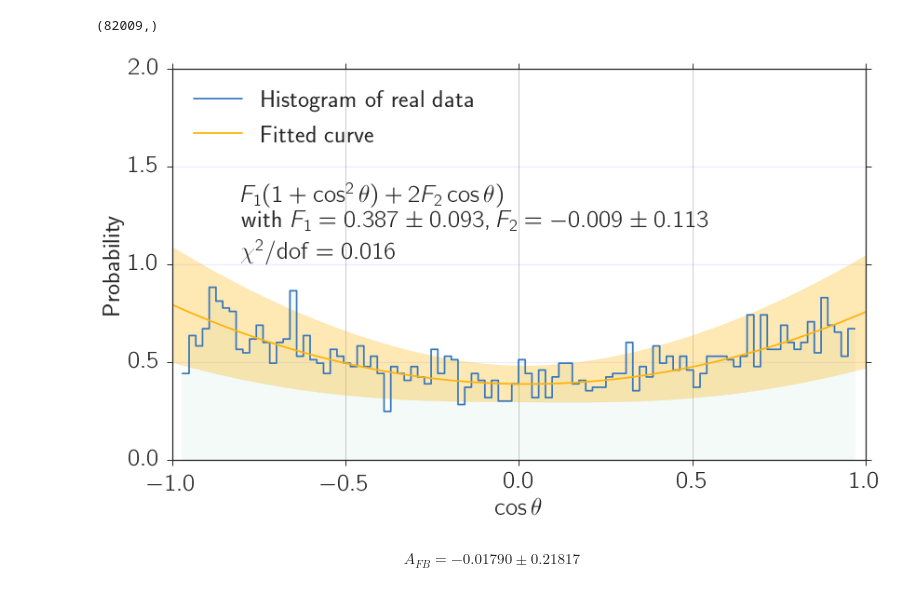
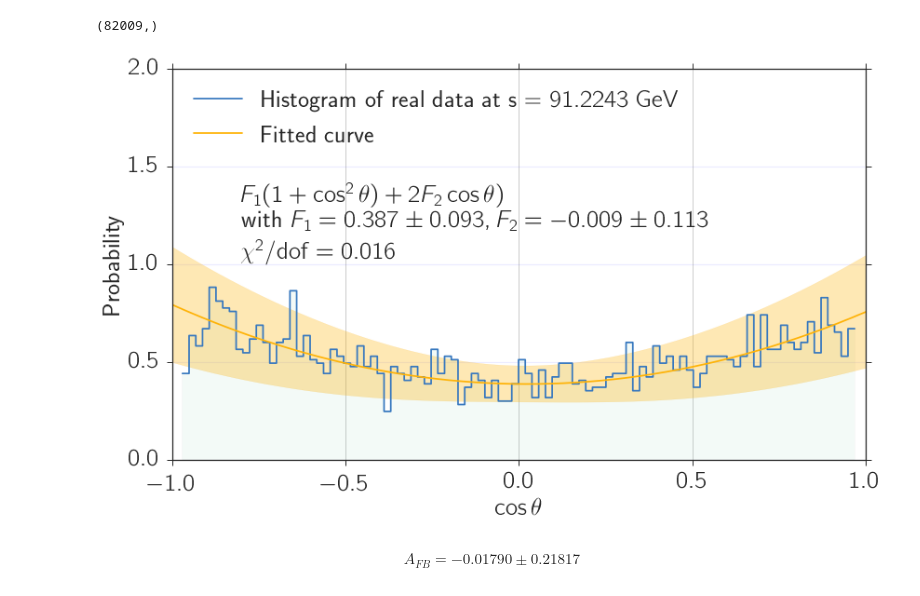
Before and after one commit to Bondzio/fp, a Jupyter notebook: Z0/analysis/Forward- backward assymetry.ipynb, the cells around one changed output. Cells and saved outputs as stored; diff of their text form; code cells hidden in the pictures.

```diff
--- a/Z0/analysis/Forward- backward assymetry.ipynb
+++ b/Z0/analysis/Forward- backward assymetry.ipynb
@@ -145,7 +145,7 @@ color = next(palette)
 fig, ax = plt.subplots(1,1)
 gridalpha = 0.08
 
-ax.plot(edges2,P_all2,"-", label="Histogram of real data",color = color)
+ax.plot(edges2,P_all2,"-", label="Histogram of real data at s = $91.2243 \: \mathrm{GeV}$",color = color)
 ax.fill_between(edges2,0,P_all2,alpha = 0.08)
 
 ax.yaxis.grid(True,'minor',linewidth=0.5,color = "blue", alpha = gridalpha)
@@ -154,34 +154,34 @@ ax.xaxis.grid(True)
 
 cos_theta = np.linspace(-1,1,1000)
 
 # t s channel
 data_fit = func(cos_theta,*p)
 error_on_fit = un.std_devs(func(cos_theta,*p_uc) )
 data_fit_min = data_fit - error_on_fit
 data_fit_max = data_fit + error_on_fit
 
 
 color = next(palette)
 ax.plot(cos_theta,data_fit, color = color,  label = "Fitted curve")
 ax.fill_between(cos_theta, data_fit_min , data_fit_max, alpha=0.3,  color = color )
 
 props = dict(boxstyle='round', facecolor='white', alpha=0.0)
 textstr = "$F_1 ( 1 + \\cos^2\\theta) + 2 F_2 \\cos \\theta)$\
 \n with $F_1=%.3f \pm %.3f, F_2 = %.3f \pm %.3f$ \n"%(F1.n,F1.s,F2.n,F2.s)
 textstr += "$\chi^2/\mathrm{dof} = %.3f$"%chi2
 ax.text(0.1, 0.7,textstr , transform=ax.transAxes, fontsize=26,
         verticalalignment='top', bbox=props)
 
 ax.set_xlim(-1,1)
 ax.set_ylim(0,2)
 ax.legend(loc = 2)
 ax.set_ylabel("Probability")
 ax.set_xlabel("$\\cos\\theta$")
 plt.savefig("../figures/assymetry.pdf")
 
 plt.show()
 # %% [output]
-[figure, old version]
+[figure, new version]
 # %%
 A_FB = 3 * F2 / (4*F1)
 sintheta2 = (1 - un.sqrt(np.abs(A_FB)/3))/4
```
Also changed, not shown: parts of 1 cell of this notebook, 7 other files.
